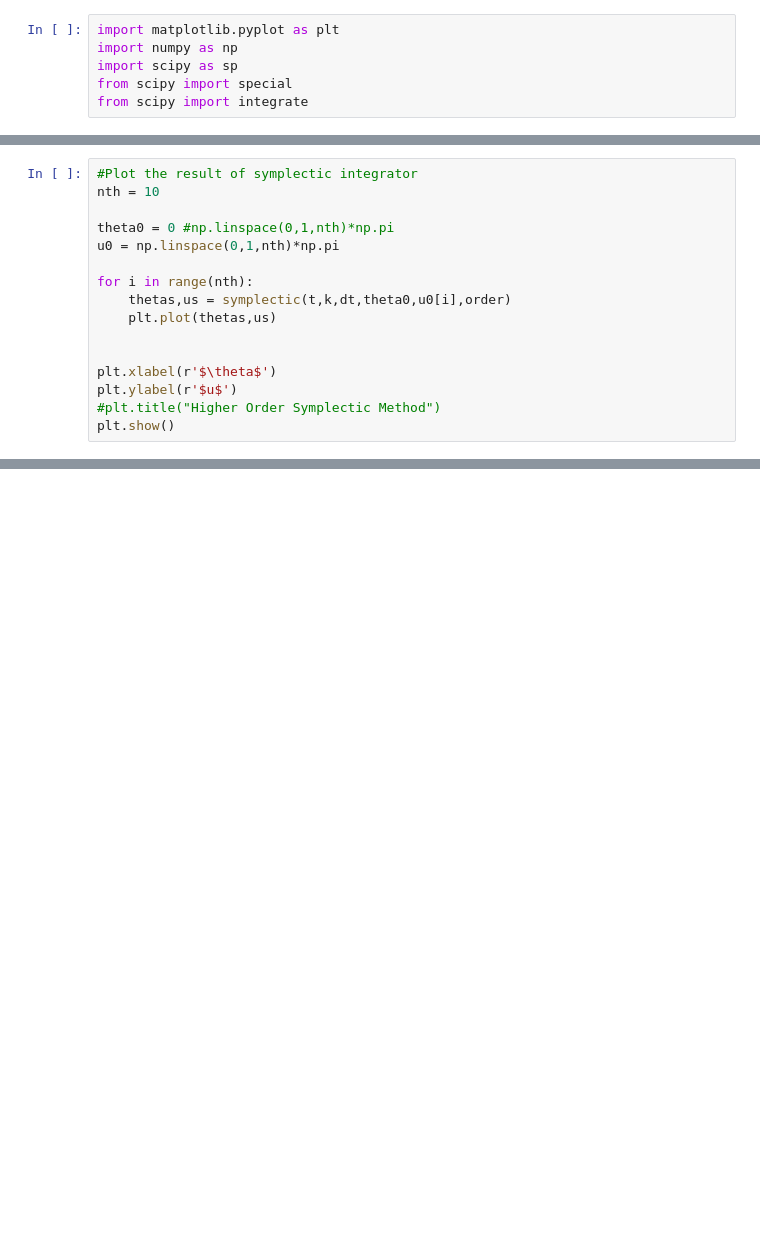
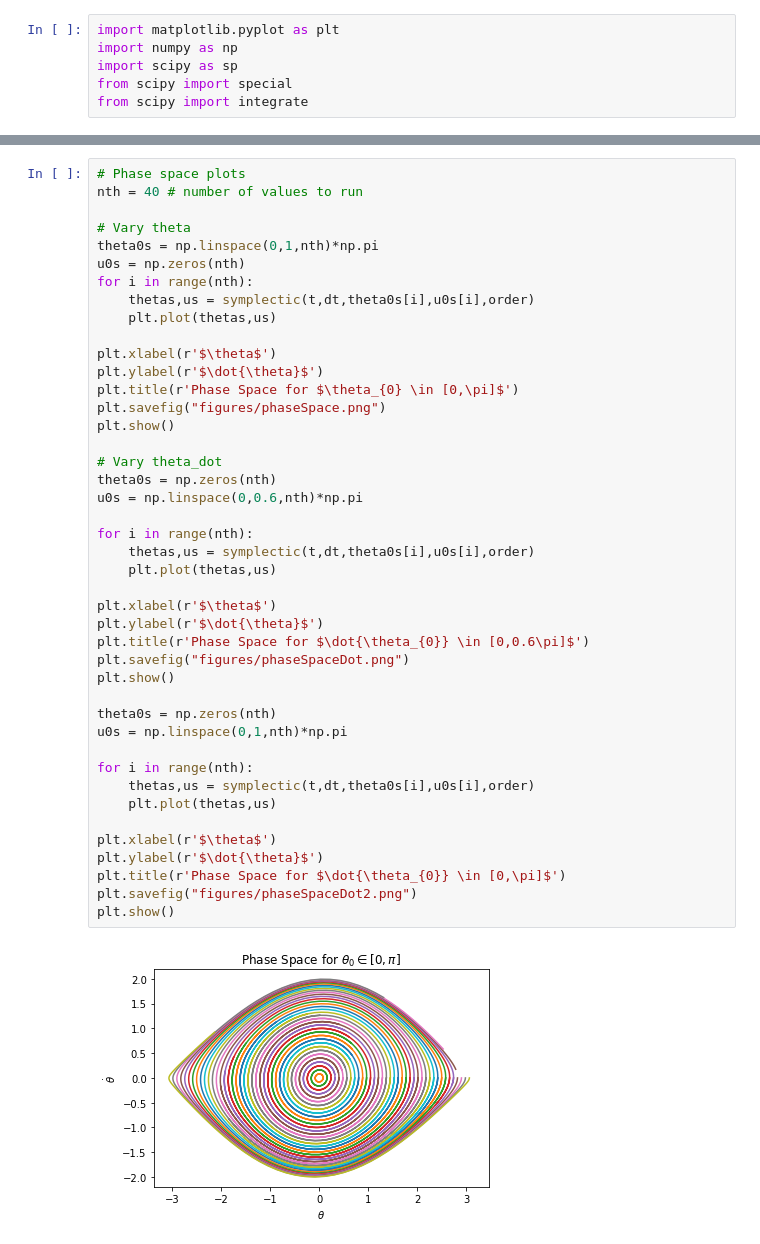
Before and after one commit to remysucre/SimplePendulum, a Jupyter notebook: Pendulum_SymplecticPartB.ipynb, the cells around one changed output, grey strips where cells are left out. Cells and saved outputs as stored; diff of their text form; blank space fills up the shorter version.

```diff
--- a/Pendulum_SymplecticPartB.ipynb
+++ b/Pendulum_SymplecticPartB.ipynb
@@ -89,16 +93,0 @@ thetaSym,uSym = symplectic(t,k,dt,theta0,u0,order)
-# %%
-#Plot the result of symplectic integrator
-nth = 10
-
-theta0 = 0 #np.linspace(0,1,nth)*np.pi
-u0 = np.linspace(0,1,nth)*np.pi
-
-for i in range(nth):
-    thetas,us = symplectic(t,k,dt,theta0,u0[i],order)
-    plt.plot(thetas,us)
-
-
-plt.xlabel(r'$\theta$')
-plt.ylabel(r'$u$')
-#plt.title("Higher Order Symplectic Method")
-plt.show()
@@ -216,0 +94,45 @@ print(slope4)
+# %%
+# Phase space plots
+nth = 40 # number of values to run
+
+# Vary theta
+theta0s = np.linspace(0,1,nth)*np.pi
+u0s = np.zeros(nth)
+for i in range(nth):
+    thetas,us = symplectic(t,dt,theta0s[i],u0s[i],order)
+    plt.plot(thetas,us)
+
+plt.xlabel(r'$\theta$')
+plt.ylabel(r'$\dot{\theta}$')
+plt.title(r'Phase Space for $\theta_{0} \in [0,\pi]$')
+plt.savefig("figures/phaseSpace.png")
+plt.show()
+
+# Vary theta_dot
+theta0s = np.zeros(nth)
+u0s = np.linspace(0,0.6,nth)*np.pi
+
+for i in range(nth):
+    thetas,us = symplectic(t,dt,theta0s[i],u0s[i],order)
+    plt.plot(thetas,us)
+
+plt.xlabel(r'$\theta$')
+plt.ylabel(r'$\dot{\theta}$')
+plt.title(r'Phase Space for $\dot{\theta_{0}} \in [0,0.6\pi]$')
+plt.savefig("figures/phaseSpaceDot.png")
+plt.show()
+
+theta0s = np.zeros(nth)
+u0s = np.linspace(0,1,nth)*np.pi
+
+for i in range(nth):
+    thetas,us = symplectic(t,dt,theta0s[i],u0s[i],order)
+    plt.plot(thetas,us)
+
+plt.xlabel(r'$\theta$')
+plt.ylabel(r'$\dot{\theta}$')
+plt.title(r'Phase Space for $\dot{\theta_{0}} \in [0,\pi]$')
+plt.savefig("figures/phaseSpaceDot2.png")
+plt.show()
+# %% [output]
+[figure, added]
```
Also changed, not shown: parts of 12 cells of this notebook, 12 other files.
